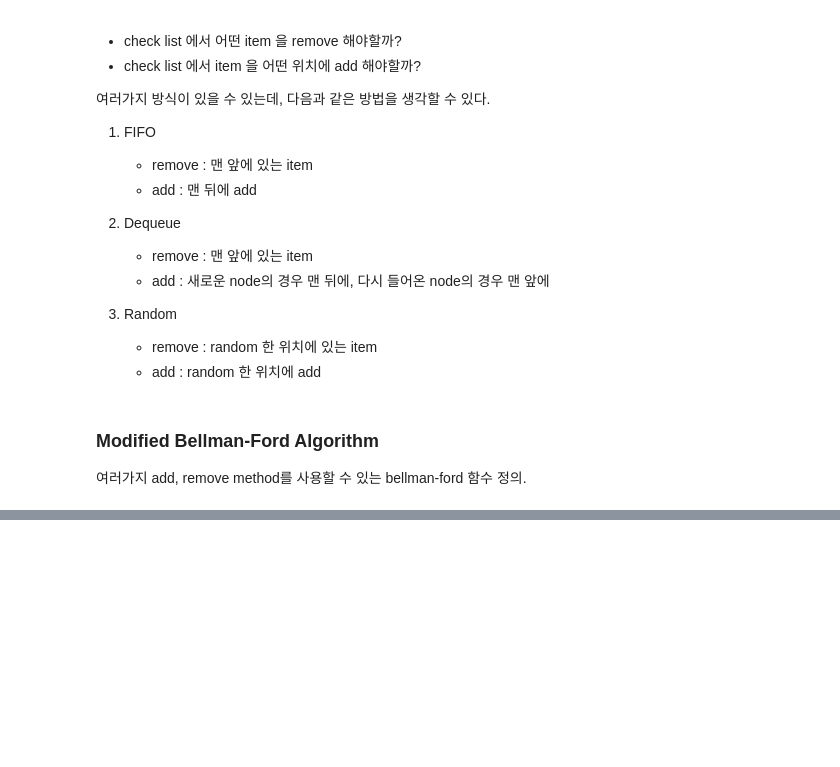
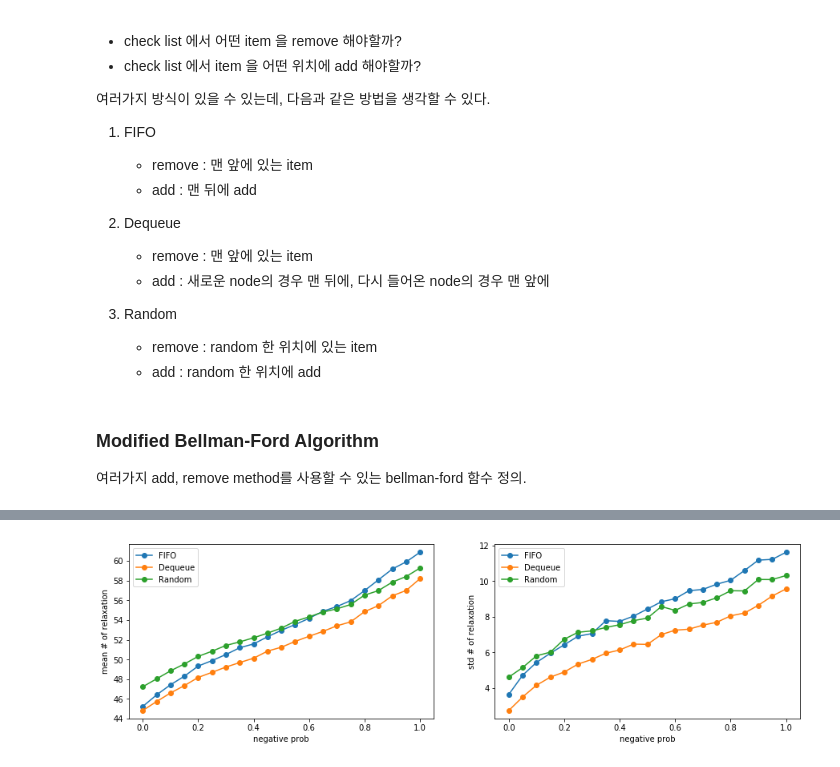
Before and after one commit to leehoon7/IE801, a Jupyter notebook: HW1.ipynb, the cells around one changed output, grey strips where cells are left out. Cells and saved outputs as stored; diff of their text form; code cells hidden in the pictures; blank space fills up the shorter version.

```diff
--- a/HW1.ipynb
+++ b/HW1.ipynb
@@ -307,3 +304,15 @@ def make_test_sets(negative_prob):
     return Graphs
+# %%
+def method_test(test_set, method):
+    cnt = []
+    for G in test_sets:
+        _, _, cnt_ = modified_bellman_ford(G, method=copy.deepcopy(method))
+        cnt.append(cnt_)
+
+    cnt = np.array(cnt)
+    mean_ = cnt.mean()
+    std_ = cnt.std()
+
+    return mean_, std_
 # %%
 test_sets = make_test_sets(negative_prob=0.1)
@@ -342,0 +389,26 @@ Random :  48.8943
+# %%
+fig = plt.figure(figsize=(15, 4))
+ax1 = fig.add_subplot(1, 2, 1)
+ax2 = fig.add_subplot(1, 2, 2)
+
+x = np.arange(0, 1.01, 0.05)
+
+ax1.plot(x, results_fifo[:, 0], marker="o",label="FIFO")
+ax1.plot(x, results_dequeue[:, 0], marker="o",label="Dequeue")
+ax1.plot(x, results_random[:, 0], marker="o",label="Random")
+
+ax1.set_xlabel("negative prob")
+ax1.set_ylabel("mean # of relaxation")
+ax1.legend()
+
+ax2.plot(x, results_fifo[:, 1], marker="o",label="FIFO")
+ax2.plot(x, results_dequeue[:, 1], marker="o",label="Dequeue")
+ax2.plot(x, results_random[:, 1], marker="o",label="Random")
+
+ax2.set_xlabel("negative prob")
+ax2.set_ylabel("std # of relaxation")
+ax2.legend()
+
+plt.show()
+# %% [output]
+[figure, added]
```
Also changed, not shown: parts of 15 cells of this notebook.
